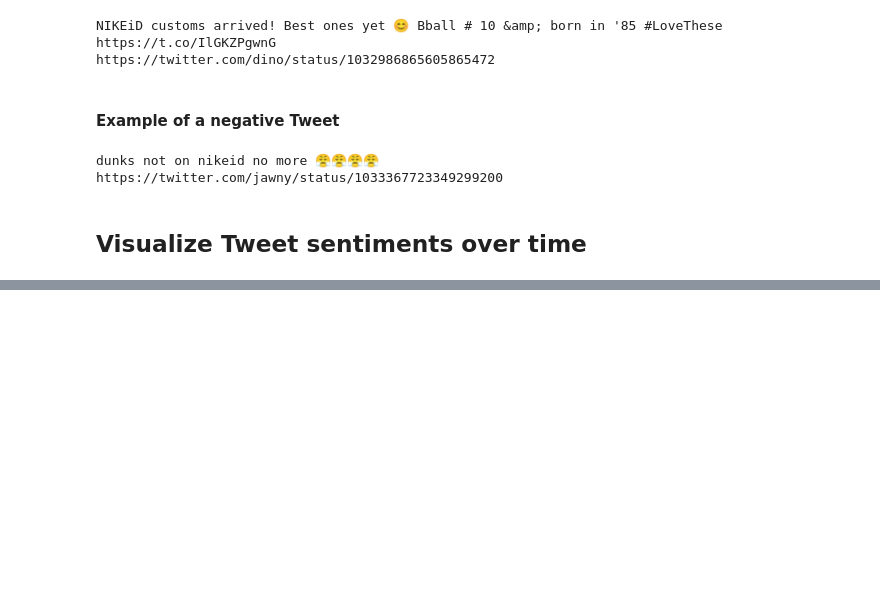
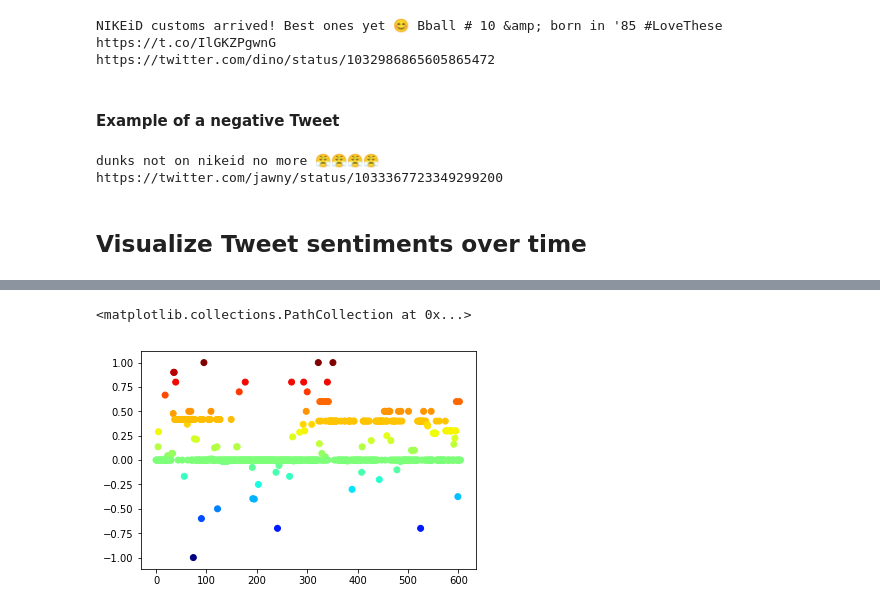
Before and after one commit to johnwmillr/TwitterTracker, a Jupyter notebook: TwitterTracker.ipynb, the cells around one changed output, grey strips where cells are left out. Cells and saved outputs as stored; diff of their text form; code cells hidden in the pictures; blank space fills up the shorter version.

```diff
--- a/TwitterTracker.ipynb
+++ b/TwitterTracker.ipynb
@@ -188,0 +216,5 @@ ModuleNotFoundError: No module named 'matplotlib'
+# %%
+plt.scatter(x=np.arange(len(tweets)), y=tweets['sentiment_score'], c=tweets.sentiment_score, cmap='jet')
+# %% [output]
+<matplotlib.collections.PathCollection at 0x...>
+[figure, added]
```
Also changed, not shown: parts of 15 cells of this notebook.
